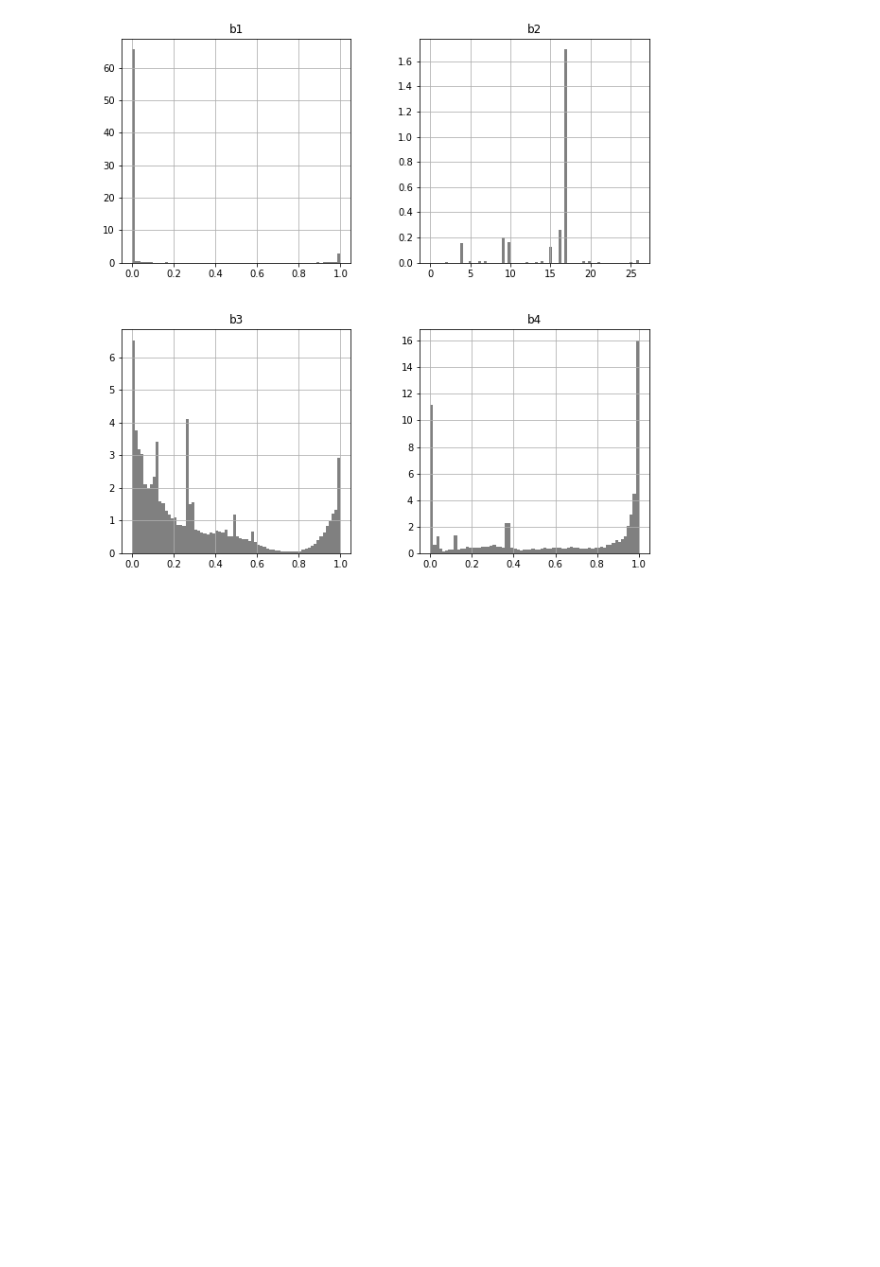
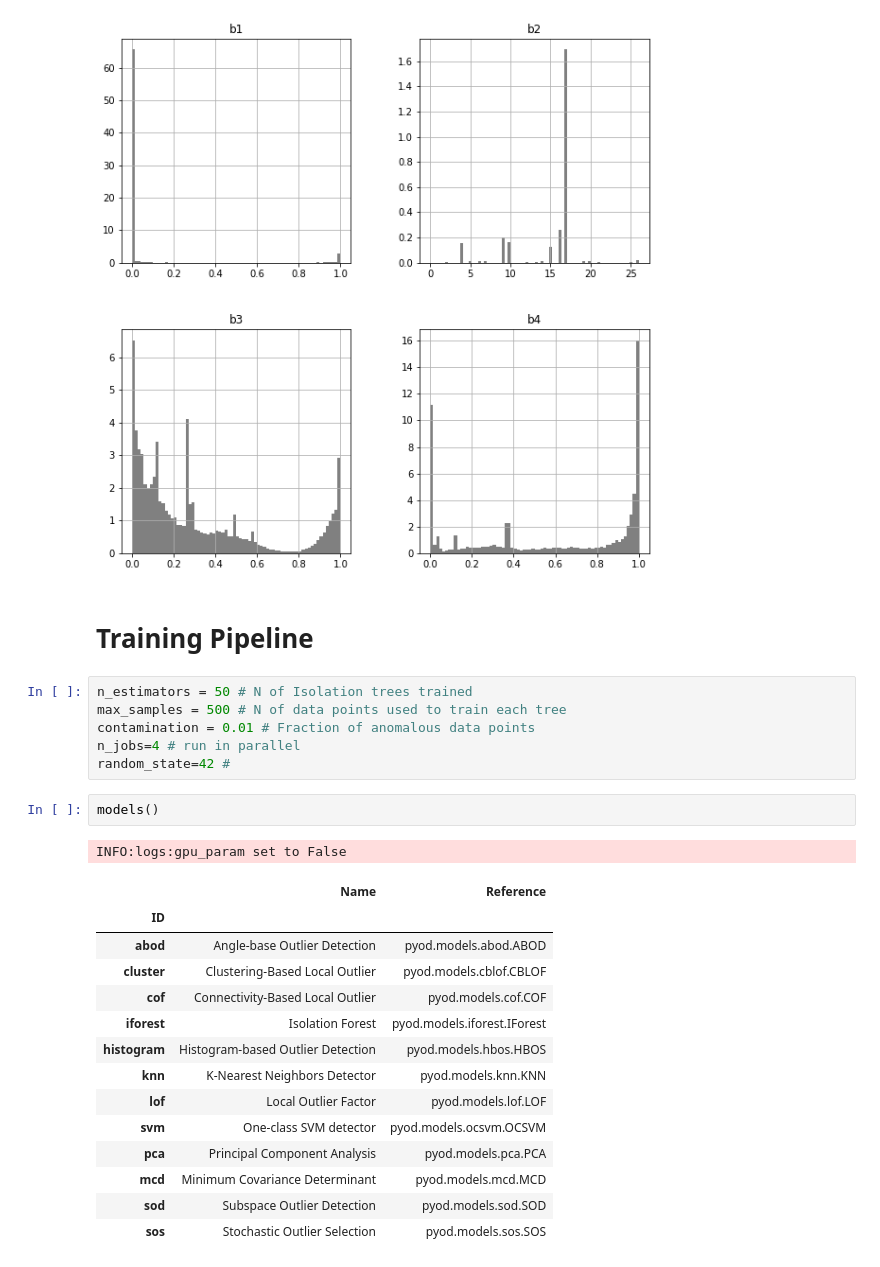
Before and after one commit to neemiasbsilva/case-study-data-science, a Jupyter notebook: anomaly_detection/anomaly_detection_pipeline.ipynb, the cells around one changed output. Drawn from its saved outputs; the diff is of its cells as text; blank space fills up the shorter version.

```diff
--- a/anomaly_detection/anomaly_detection_pipeline.ipynb
+++ b/anomaly_detection/anomaly_detection_pipeline.ipynb
@@ -289,3 +266,29 @@ plt.show()
 Kurtosis - (degree to which data values are concentrated around the mean)
 Kurtosis: [16.7244556   1.67609696  0.07454901 -1.51975071]
 [figure]
+# %% [markdown]
+# Training Pipeline
+# %%
+n_estimators = 50 # N of Isolation trees trained
+max_samples = 500 # N of data points used to train each tree
+contamination = 0.01 # Fraction of anomalous data points
+n_jobs=4 # run in parallel
+random_state=42 #
+# %%
+models()
+# %% [output]
+INFO:logs:gpu_param set to False
+|  | Name | Reference |
+| ID |  |  |
+| abod | Angle-base Outlier Detection | pyod.models.abod.ABOD |
+| cluster | Clustering-Based Local Outlier | pyod.models.cblof.CBLOF |
+| cof | Connectivity-Based Local Outlier | pyod.models.cof.COF |
+| iforest | Isolation Forest | pyod.models.iforest.IForest |
+| histogram | Histogram-based Outlier Detection | pyod.models.hbos.HBOS |
+| knn | K-Nearest Neighbors Detector | pyod.models.knn.KNN |
+| lof | Local Outlier Factor | pyod.models.lof.LOF |
+| svm | One-class SVM detector | pyod.models.ocsvm.OCSVM |
+| pca | Principal Component Analysis | pyod.models.pca.PCA |
+| mcd | Minimum Covariance Determinant | pyod.models.mcd.MCD |
+| sod | Subspace Outlier Detection | pyod.models.sod.SOD |
+| sos | Stochastic Outlier Selection | pyod.models.sos.SOS |
```
Also changed, not shown: parts of 19 cells of this notebook.
